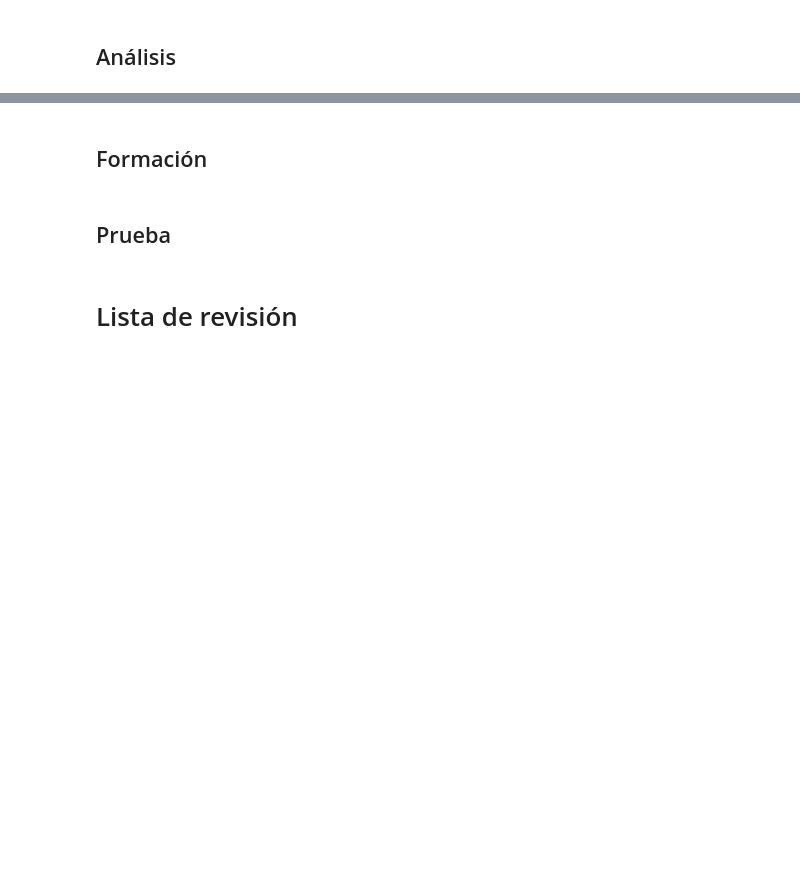
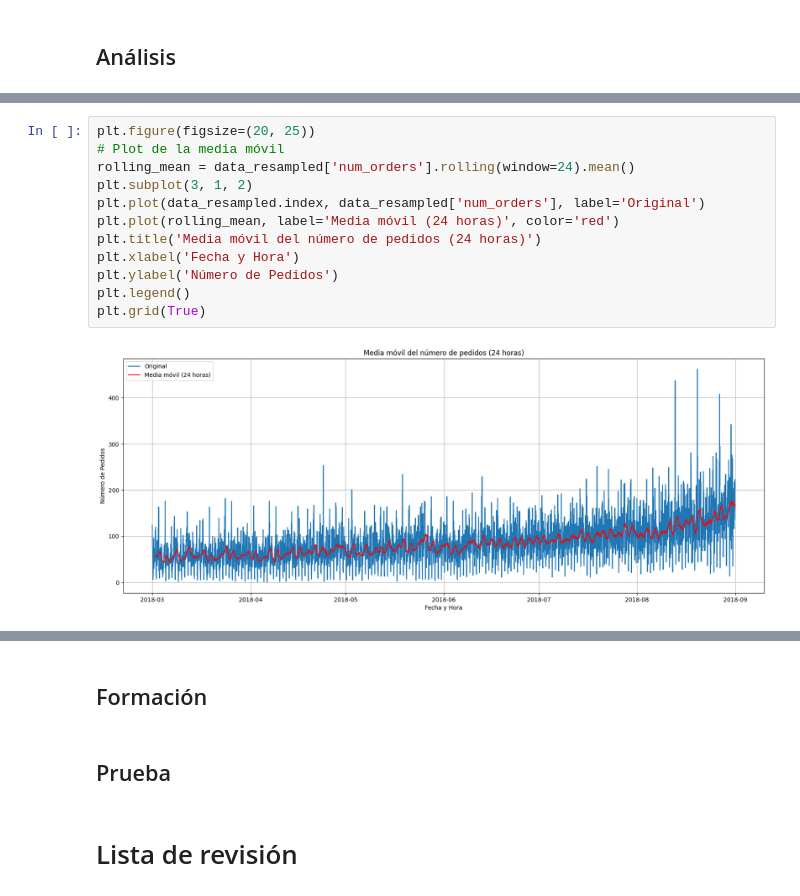
Before and after one commit to ErayFaSol/proyectosDataScience, a Jupyter notebook: proyecto13.ipynb, the cells around one changed output, grey strips where cells are left out. Cells and saved outputs as stored; diff of their text form; blank space fills up the shorter version.

```diff
--- a/proyecto13.ipynb
+++ b/proyecto13.ipynb
@@ -82,0 +111,14 @@ None
+# %%
+plt.figure(figsize=(20, 25))
+# Plot de la media móvil
+rolling_mean = data_resampled['num_orders'].rolling(window=24).mean()
+plt.subplot(3, 1, 2)
+plt.plot(data_resampled.index, data_resampled['num_orders'], label='Original')
+plt.plot(rolling_mean, label='Media móvil (24 horas)', color='red')
+plt.title('Media móvil del número de pedidos (24 horas)')
+plt.xlabel('Fecha y Hora')
+plt.ylabel('Número de Pedidos')
+plt.legend()
+plt.grid(True)
+# %% [output]
+[figure, added]
```
Also changed, not shown: parts of 9 cells of this notebook, 1 other file.
